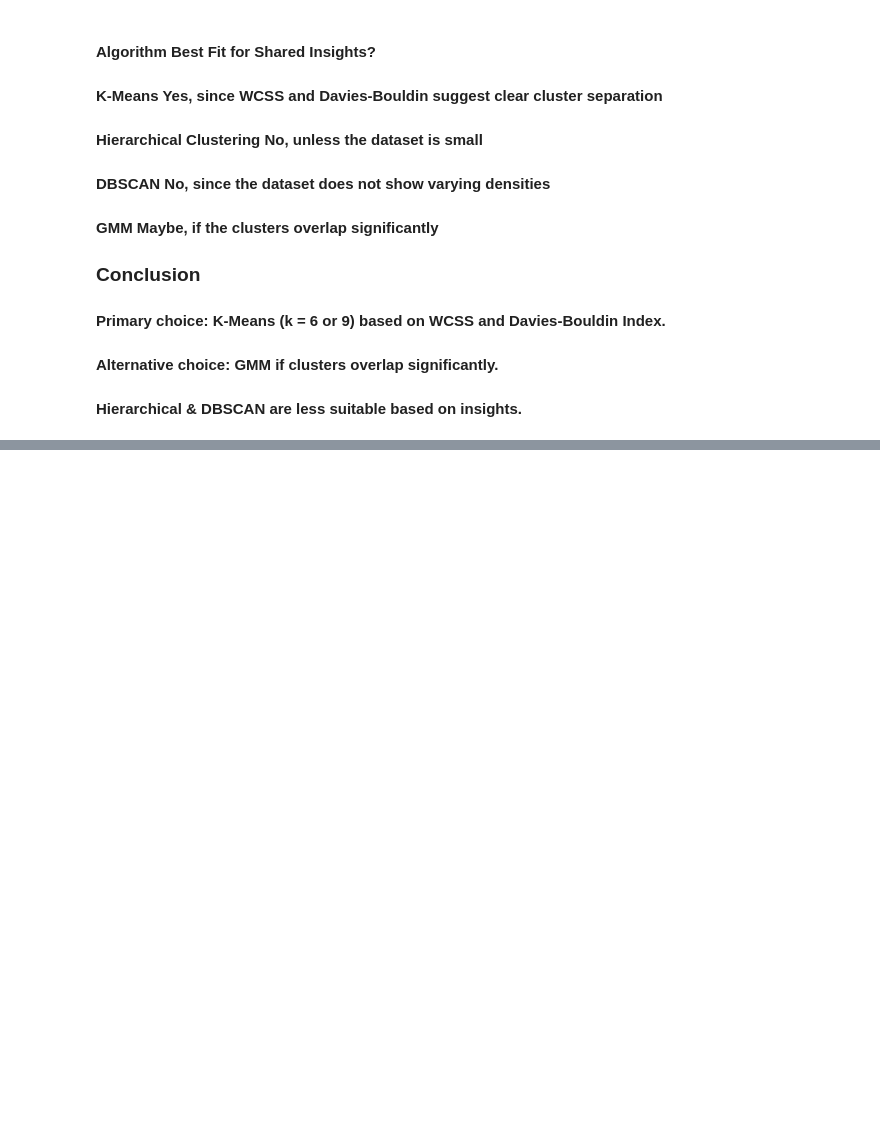
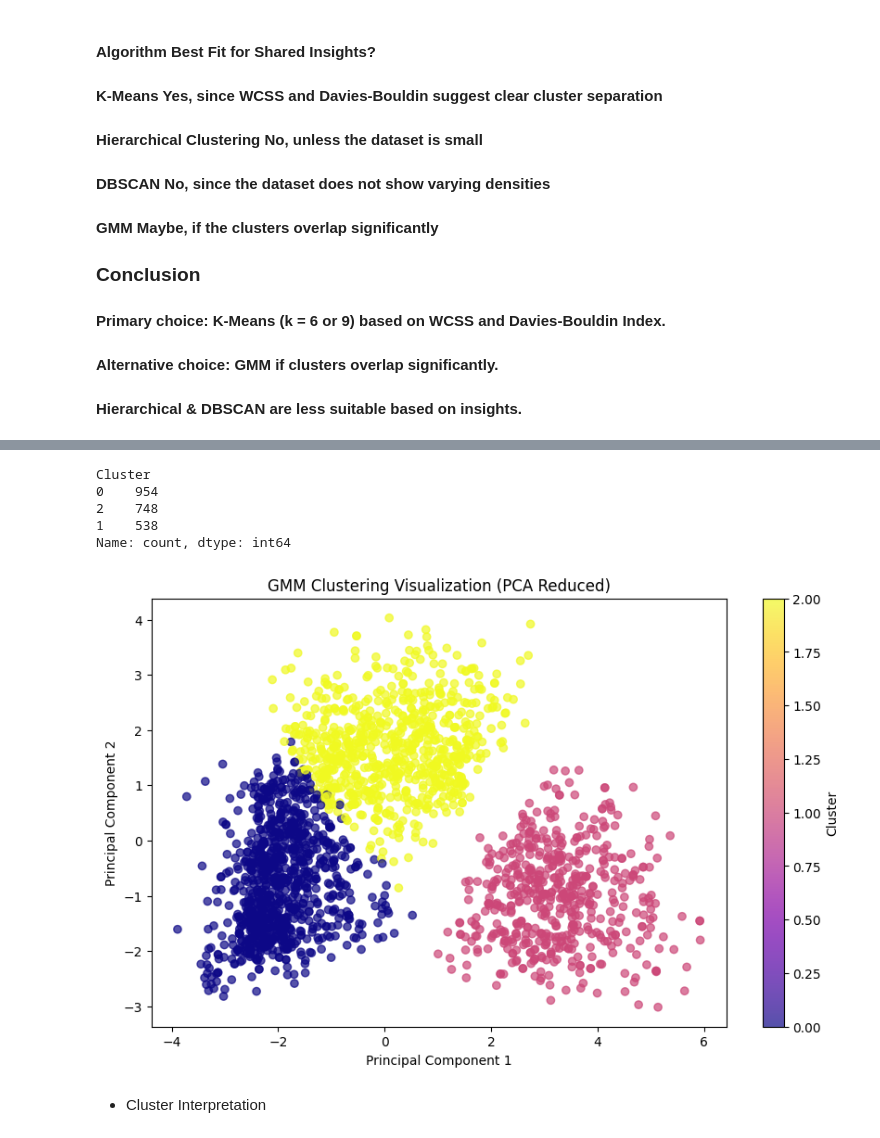
Before and after one commit to hoshangsheth/customer-segmentation-kmeans, a Jupyter notebook: notebooks/model.ipynb, the cells around one changed output, grey strips where cells are left out. Cells and saved outputs as stored; diff of their text form; code cells hidden in the pictures; blank space fills up the shorter version.

```diff
--- a/notebooks/model.ipynb
+++ b/notebooks/model.ipynb
@@ -764,0 +808,44 @@ plt.show()
+# %%
+from sklearn.mixture import GaussianMixture
+from sklearn.preprocessing import StandardScaler
+
+# Standardize the data
+scaler = StandardScaler()
+X_scaled = scaler.fit_transform(df_clean)
+
+# Define the number of clusters (You can use AIC/BIC to determine the best number)
+optimal_clusters = 3  # Adjust based on analysis
+gmm = GaussianMixture(n_components=optimal_clusters, random_state=42)
+gmm.fit(X_scaled)
+
+# Assign cluster labels to data
+df_clean['Cluster'] = gmm.predict(X_scaled)
+
+# Display cluster assignments
+print(df_clean['Cluster'].value_counts())
+# %% [output]
+Cluster
+0    954
+2    748
+1    538
+Name: count, dtype: int64
+# %%
+import matplotlib.pyplot as plt
+from sklearn.decomposition import PCA
+
+# Reduce dimensions to 2D using PCA
+pca = PCA(n_components=2)
+X_pca = pca.fit_transform(X_scaled)
+
+# Scatter plot of clusters
+plt.figure(figsize=(10, 6))
+plt.scatter(X_pca[:, 0], X_pca[:, 1], c=df_clean['Cluster'], cmap='plasma', alpha=0.7)
+plt.xlabel("Principal Component 1")
+plt.ylabel("Principal Component 2")
+plt.title("GMM Clustering Visualization (PCA Reduced)")
+plt.colorbar(label="Cluster")
+plt.show()
+# %% [output]
+[figure, added]
+# %% [markdown]
+* Cluster Interpretation
```
Also changed, not shown: parts of 20 cells of this notebook.
